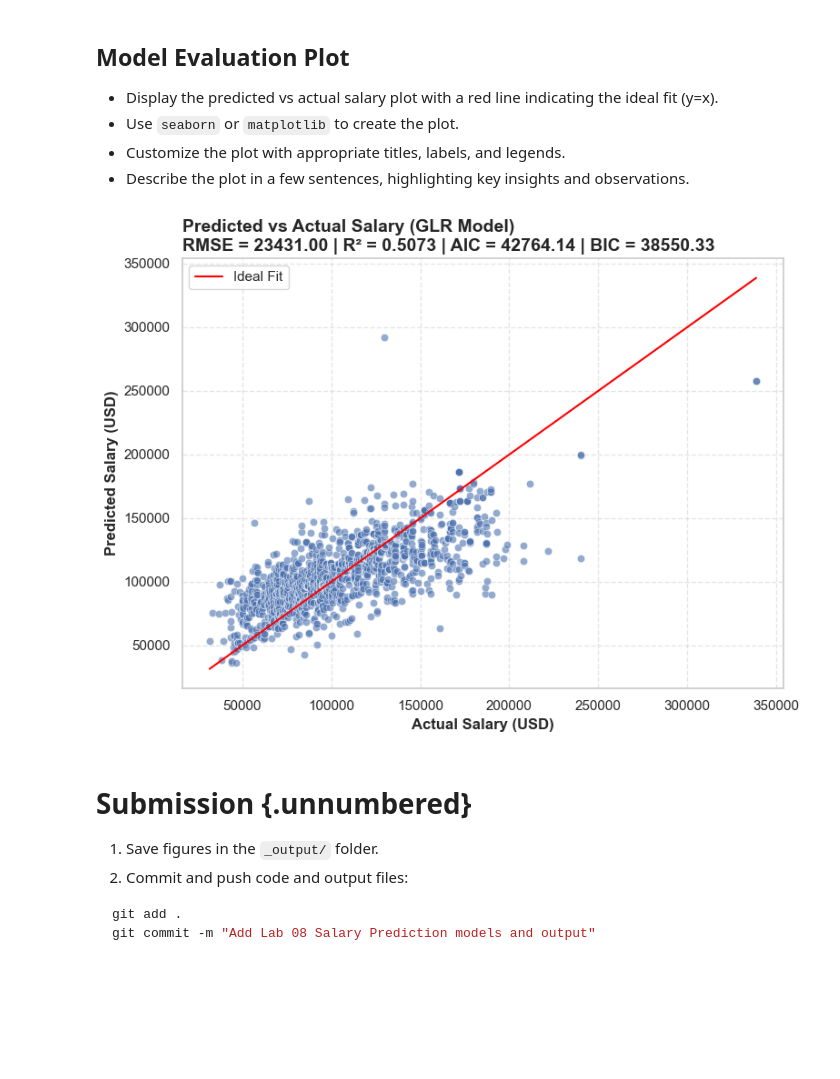
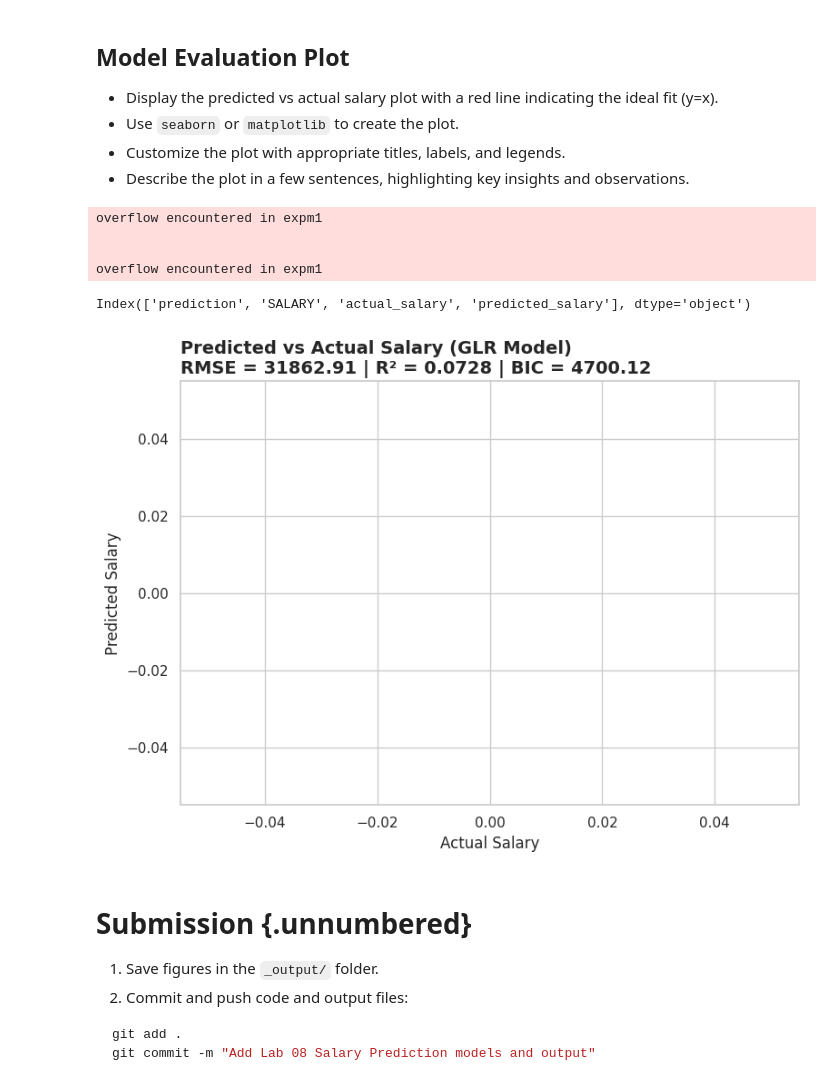
Before and after one commit to met-ad-688/lab08-PrathamKabra, a Jupyter notebook: lab08-prathamkabra.ipynb, the cells around one changed output. Cells and saved outputs as stored; diff of their text form; code cells hidden in the pictures; blank space fills up the shorter version.

```diff
--- a/lab08-prathamkabra.ipynb
+++ b/lab08-prathamkabra.ipynb
@@ -349,29 +365,46 @@ rmse =
 - Customize the plot with appropriate titles, labels, and legends.
 - Describe the plot in a few sentences, highlighting key insights and observations.
 # %%
-#| eval: true
-#| echo: false
 import pandas as pd
 import matplotlib.pyplot as plt
 import seaborn as sns
+import numpy as np
 
-# Convert GLR predictions to pandas
-pandas_df =
+# Convert predictions to pandas
+pandas_df = pred_glr.select("prediction", "SALARY").toPandas()
+
+pandas_df["actual_salary"] = np.expm1(pandas_df["SALARY"])
+pandas_df["predicted_salary"] = np.expm1(pandas_df["prediction"])
+
+
+print(pandas_df.columns)
 
 # Plot
 plt.figure(figsize=(8, 6))
+sns.scatterplot(x="actual_salary", y="predicted_salary", data=pandas_df, alpha=0.6)
 
+# Reference line
+plt.plot([pandas_df["actual_salary"].min(), pandas_df["actual_salary"].max()],
+         [pandas_df["actual_salary"].min(), pandas_df["actual_salary"].max()],
+         color="red", linestyle="--")
+
+plt.xlabel("Actual Salary")
+plt.ylabel("Predicted Salary")
 
 plt.title(f"Predicted vs Actual Salary (GLR Model)\n"
-          f"RMSE = {rmse:.2f} | R² = {r2:.4f} | AIC = {aic:.2f} | BIC = {bic:.2f}", loc="left", fontsize=14, fontweight="bold")
+          f"RMSE = {rmse:.2f} | R² = {r2:.4f} | BIC = {bic:.2f}",
+          loc="left", fontsize=14, fontweight="bold")
 
 plt.tight_layout()
-
-# Save figure
 plt.savefig("_output/glr_predicted_vs_actual.png", dpi=300)
 plt.show()
 # %% [output]
+overflow encountered in expm1
+
+
+overflow encountered in expm1
+Index(['prediction', 'SALARY', 'actual_salary', 'predicted_salary'], dtype='object')
-[figure, old version]
+[figure, new version]
 # %% [markdown]
 # Submission {.unnumbered}
 1. Save figures in the `_output/` folder.
```
Also changed, not shown: parts of 9 cells of this notebook, 2 other files.
